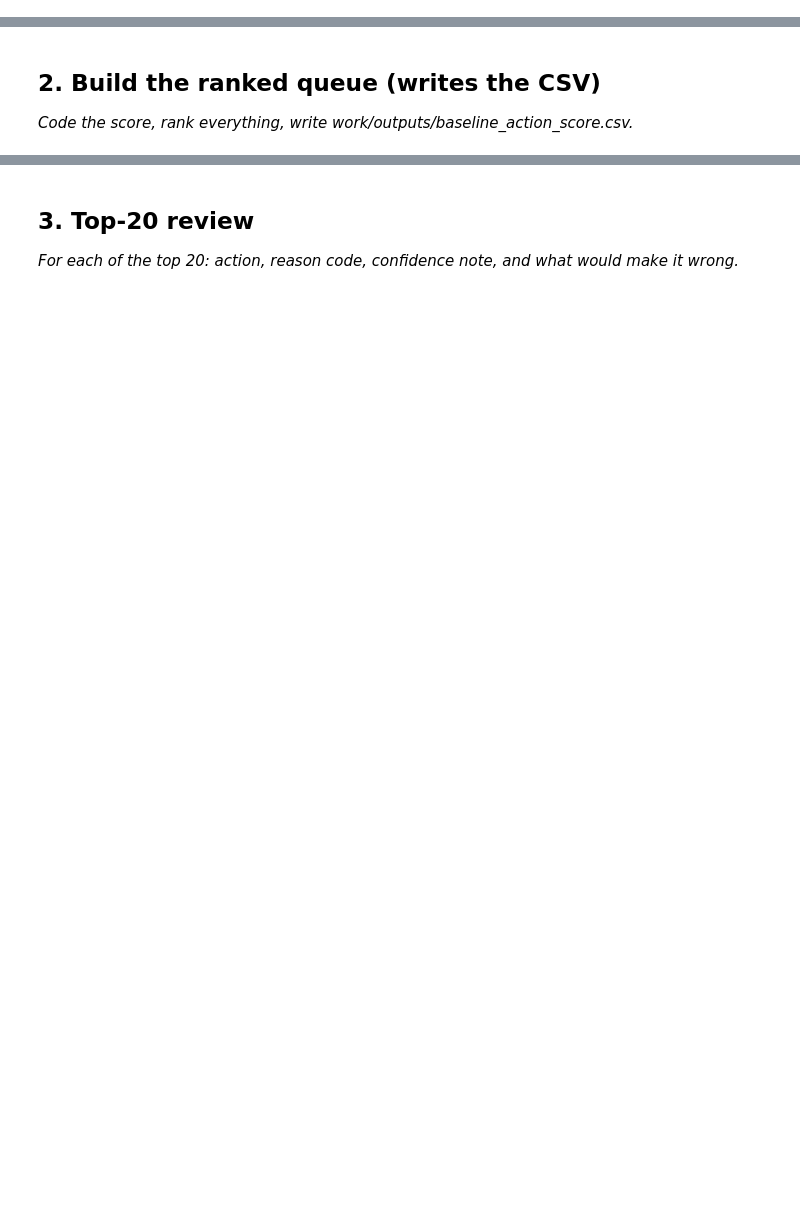
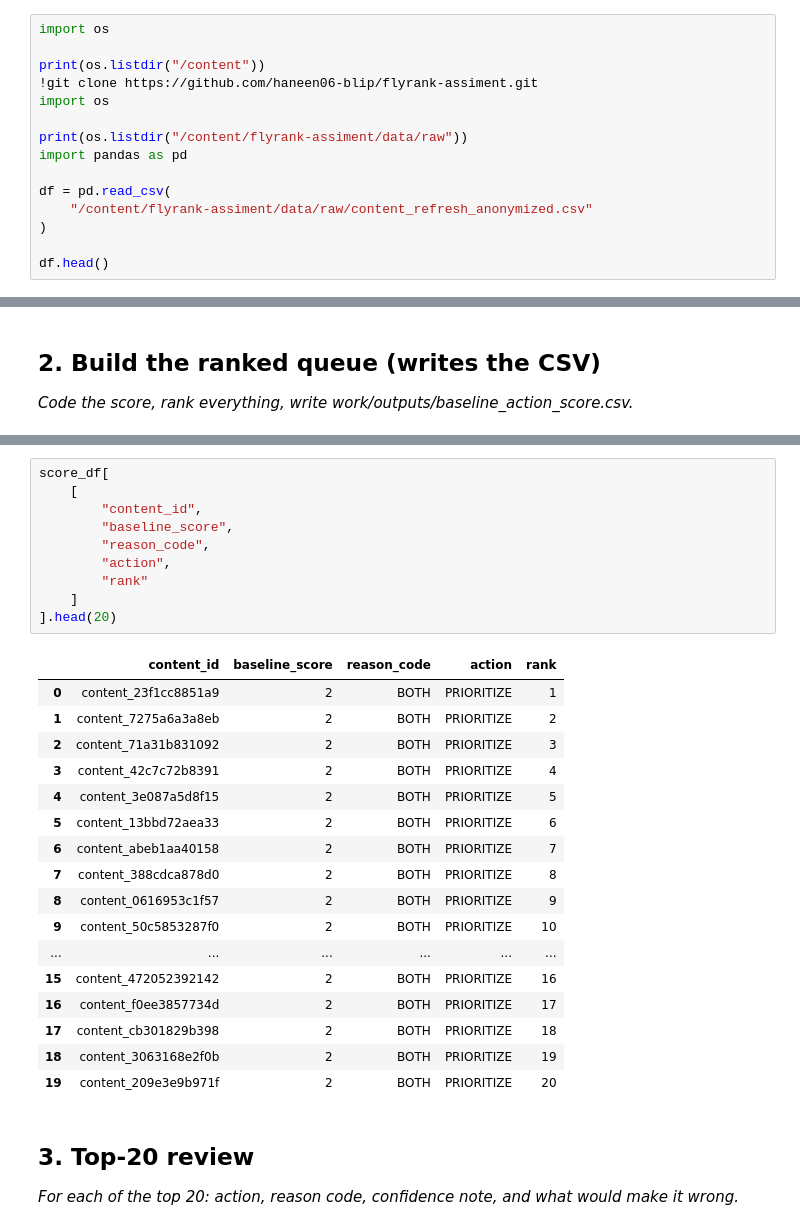
Before and after one commit to haneen06-blip/flyrank-assiment, a Jupyter notebook: work/notebooks/w04_baseline_score.ipynb, the cells around one changed output, grey strips where cells are left out. Cells and saved outputs as stored; diff of their text form; blank space fills up the shorter version.

```diff
--- a/work/notebooks/w04_baseline_score.ipynb
+++ b/work/notebooks/w04_baseline_score.ipynb
@@ -15,0 +9,15 @@ This skeleton is yours to fill. Work the sections **in order** — each one has
+# %%
+import os
+
+print(os.listdir("/content"))
+!git clone https://github.com/haneen06-blip/flyrank-assiment.git
+import os
+
+print(os.listdir("/content/flyrank-assiment/data/raw"))
+import pandas as pd
+
+df = pd.read_csv(
+    "/content/flyrank-assiment/data/raw/content_refresh_anonymized.csv"
+)
+
+df.head()
@@ -23,3 +256,31 @@ This skeleton is yours to fill. Work the sections **in order** — each one has
+# %%
+score_df[
+    [
+        "content_id",
+        "baseline_score",
+        "reason_code",
+        "action",
+        "rank"
+    ]
+].head(20)
+# %% [output]
+|  | content_id | baseline_score | reason_code | action | rank |
+| 0 | content_23f1cc8851a9 | 2 | BOTH | PRIORITIZE | 1 |
+| 1 | content_7275a6a3a8eb | 2 | BOTH | PRIORITIZE | 2 |
+| 2 | content_71a31b831092 | 2 | BOTH | PRIORITIZE | 3 |
+| 3 | content_42c7c72b8391 | 2 | BOTH | PRIORITIZE | 4 |
+| 4 | content_3e087a5d8f15 | 2 | BOTH | PRIORITIZE | 5 |
+| 5 | content_13bbd72aea33 | 2 | BOTH | PRIORITIZE | 6 |
+| 6 | content_abeb1aa40158 | 2 | BOTH | PRIORITIZE | 7 |
+| 7 | content_388cdca878d0 | 2 | BOTH | PRIORITIZE | 8 |
+| 8 | content_0616953c1f57 | 2 | BOTH | PRIORITIZE | 9 |
+| 9 | content_50c5853287f0 | 2 | BOTH | PRIORITIZE | 10 |
+| ... | ... | ... | ... | ... | ... |
+| 15 | content_472052392142 | 2 | BOTH | PRIORITIZE | 16 |
+| 16 | content_f0ee3857734d | 2 | BOTH | PRIORITIZE | 17 |
+| 17 | content_cb301829b398 | 2 | BOTH | PRIORITIZE | 18 |
+| 18 | content_3063168e2f0b | 2 | BOTH | PRIORITIZE | 19 |
+| 19 | content_209e3e9b971f | 2 | BOTH | PRIORITIZE | 20 |
 # %% [markdown]
 ## 3. Top-20 review
 
```
Also changed, not shown: parts of 13 cells of this notebook.
